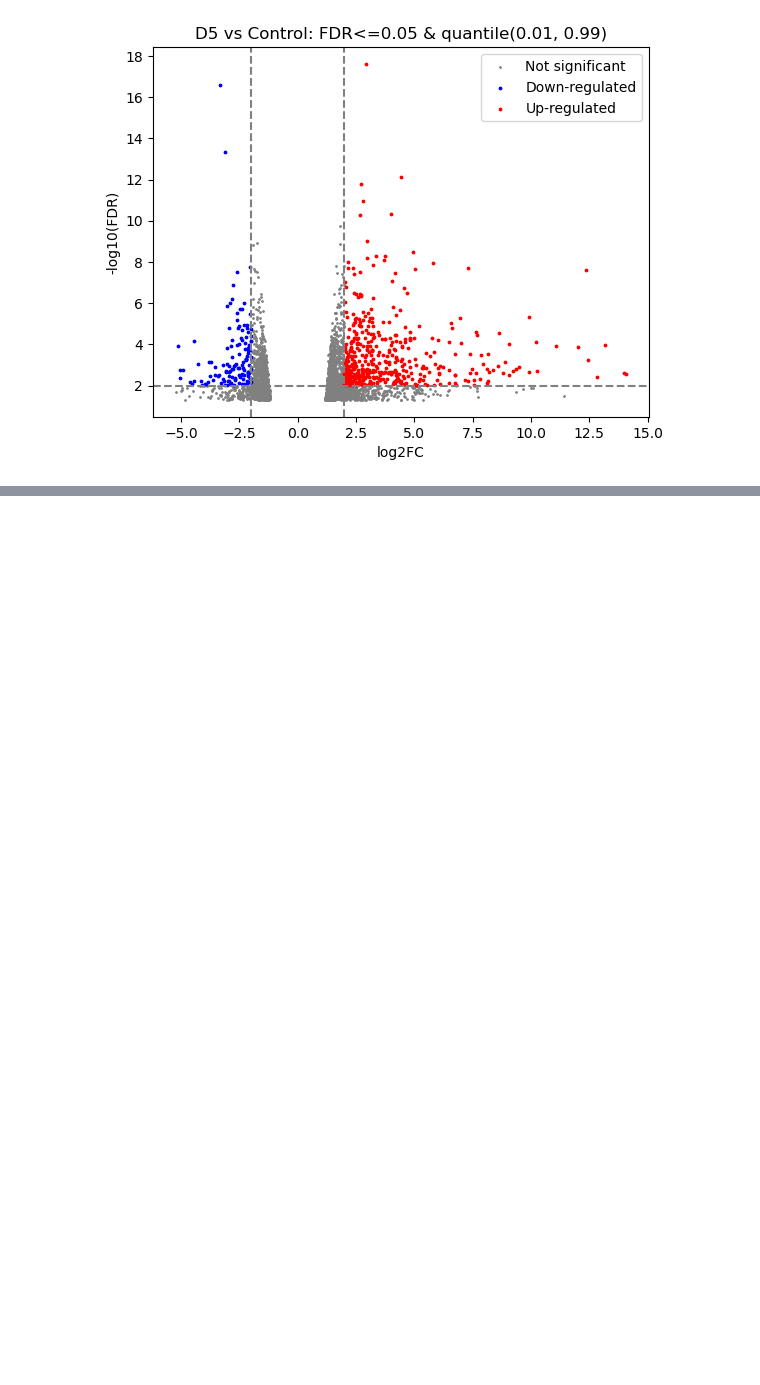
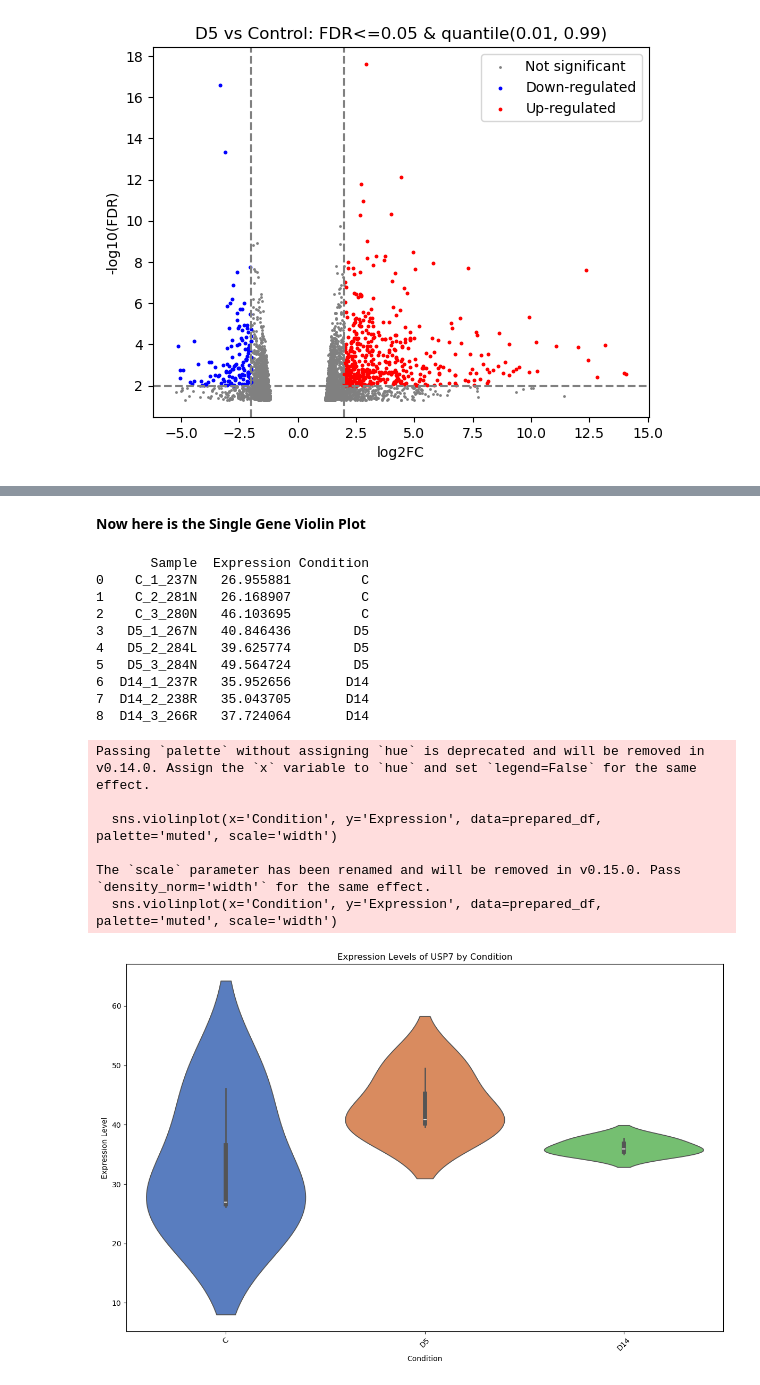
Before and after one commit to zbates1/Owens-Lab-RNASeq, a Jupyter notebook: Col1GFP_Sepsis/deg_analysis.ipynb, the cells around one changed output, grey strips where cells are left out. Cells and saved outputs as stored; diff of their text form; code cells hidden in the pictures; blank space fills up the shorter version.

```diff
--- a/Col1GFP_Sepsis/deg_analysis.ipynb
+++ b/Col1GFP_Sepsis/deg_analysis.ipynb
@@ -310,0 +317,27 @@ The `scale` parameter has been renamed and will be removed in v0.15.0. Pass `den
+# %% [markdown]
+**Now here is the Single Gene Violin Plot**
+# %%
+single_gene_sel = 'USP7'
+
+single_gene_df = prepare_df_for_gene_violin(df, single_gene_sel)
+print(single_gene_df)
+
+plot_gene_violin(single_gene_df, single_gene_sel)
+# %% [output]
+       Sample  Expression Condition
+0    C_1_237N   26.955881         C
+1    C_2_281N   26.168907         C
+2    C_3_280N   46.103695         C
+3   D5_1_267N   40.846436        D5
+4   D5_2_284L   39.625774        D5
+5   D5_3_284N   49.564724        D5
+6  D14_1_237R   35.952656       D14
+7  D14_2_238R   35.043705       D14
+8  D14_3_266R   37.724064       D14
+Passing `palette` without assigning `hue` is deprecated and will be removed in v0.14.0. Assign the `x` variable to `hue` and set `legend=False` for the same effect.
+
+  sns.violinplot(x='Condition', y='Expression', data=prepared_df, palette='muted', scale='width')
+
+The `scale` parameter has been renamed and will be removed in v0.15.0. Pass `density_norm='width'` for the same effect.
+  sns.violinplot(x='Condition', y='Expression', data=prepared_df, palette='muted', scale='width')
+[figure, added]
```
Also changed, not shown: parts of 6 cells of this notebook, 3 other files.
